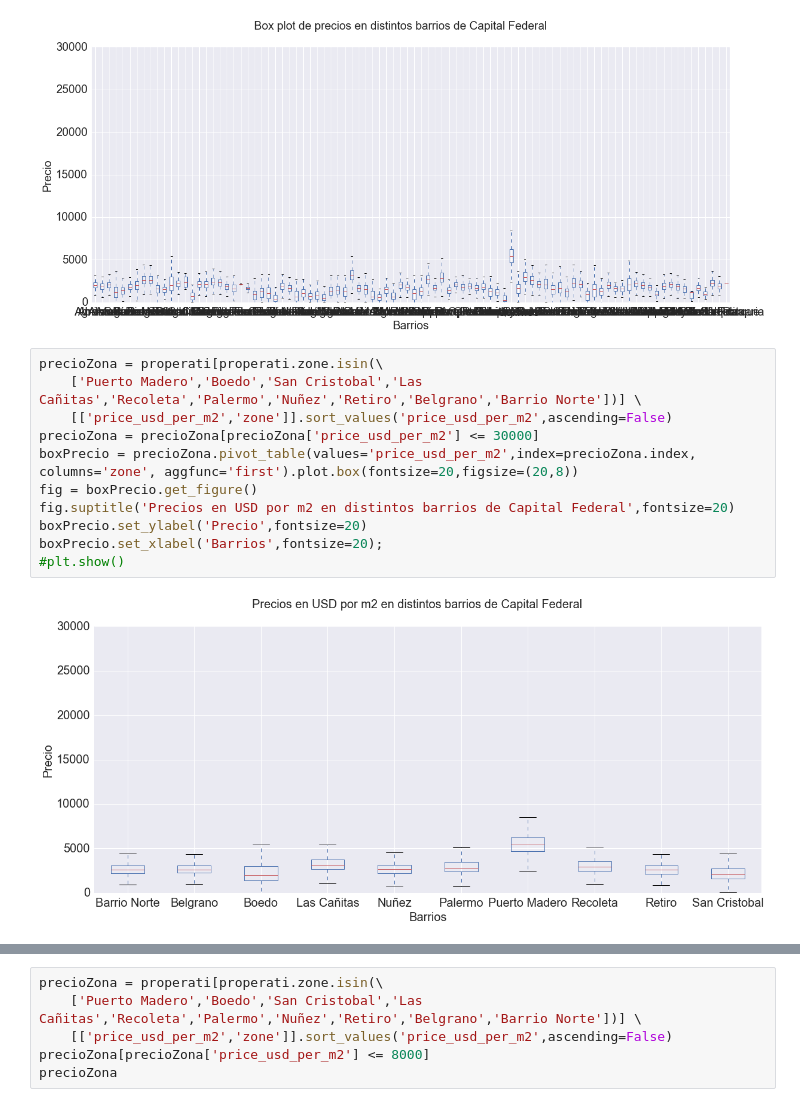
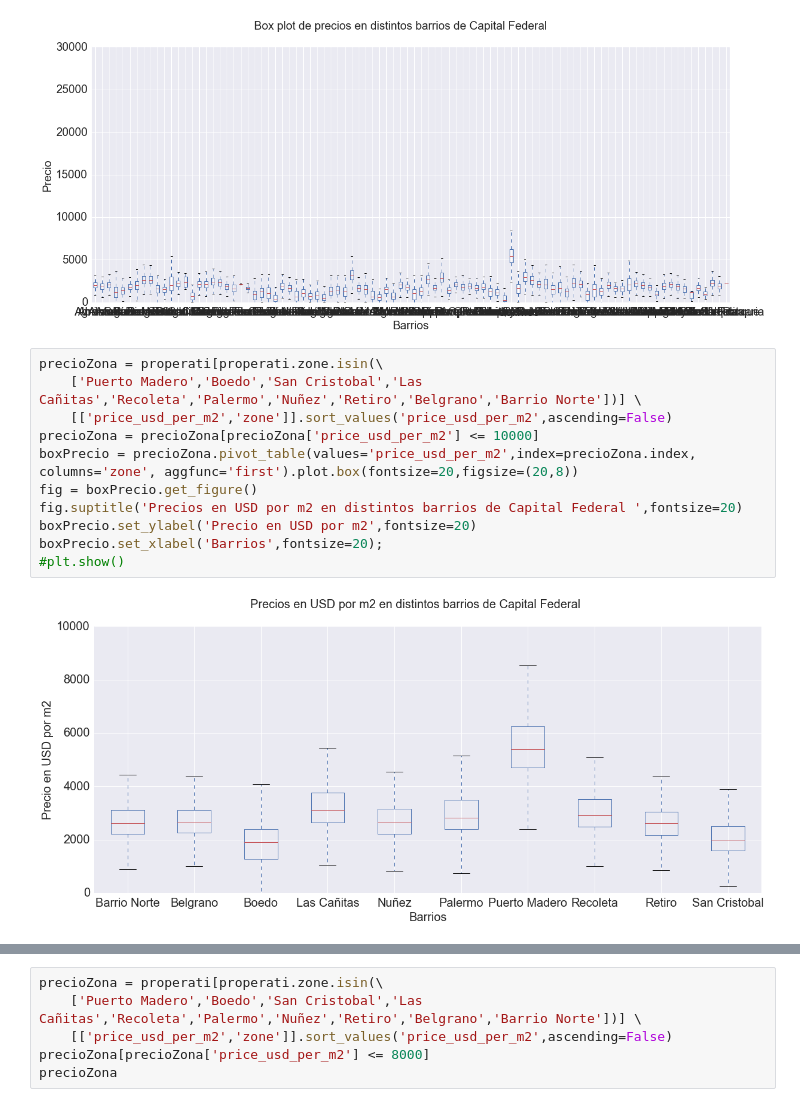
Before and after one commit to BraianVicente/properati_argentina, a Jupyter notebook: src/TP 1 - Properati - Full Month - Algunos Plots.ipynb, the cells around one changed output, grey strips where cells are left out. Cells and saved outputs as stored; diff of their text form.

Commit message:
arreglo menores de plots

```diff
--- a/src/TP 1 - Properati - Full Month - Algunos Plots.ipynb
+++ b/src/TP 1 - Properati - Full Month - Algunos Plots.ipynb
@@ -527,16 +527,16 @@ boxPrecio.set_xlabel('Barrios',fontsize=20);
 # %%
 precioZona = properati[properati.zone.isin(\
     ['Puerto Madero','Boedo','San Cristobal','Las Cañitas','Recoleta','Palermo','Nuñez','Retiro','Belgrano','Barrio Norte'])] \
     [['price_usd_per_m2','zone']].sort_values('price_usd_per_m2',ascending=False)
-precioZona = precioZona[precioZona['price_usd_per_m2'] <= 30000]
+precioZona = precioZona[precioZona['price_usd_per_m2'] <= 10000]
 boxPrecio = precioZona.pivot_table(values='price_usd_per_m2',index=precioZona.index, columns='zone', aggfunc='first').plot.box(fontsize=20,figsize=(20,8))
 fig = boxPrecio.get_figure()
-fig.suptitle('Precios en USD por m2 en distintos barrios de Capital Federal',fontsize=20)
-boxPrecio.set_ylabel('Precio',fontsize=20)
+fig.suptitle('Precios en USD por m2 en distintos barrios de Capital Federal ',fontsize=20)
+boxPrecio.set_ylabel('Precio en USD por m2',fontsize=20)
 boxPrecio.set_xlabel('Barrios',fontsize=20);
 #plt.show()
 # %% [output]
-[figure, old version]
+[figure, new version]
 # %%
 precioZona = properati[properati.zone.isin(\
     ['Puerto Madero','Boedo','San Cristobal','Las Cañitas','Recoleta','Palermo','Nuñez','Retiro','Belgrano','Barrio Norte'])] \
```
Also changed, not shown: parts of 3 cells of this notebook.
